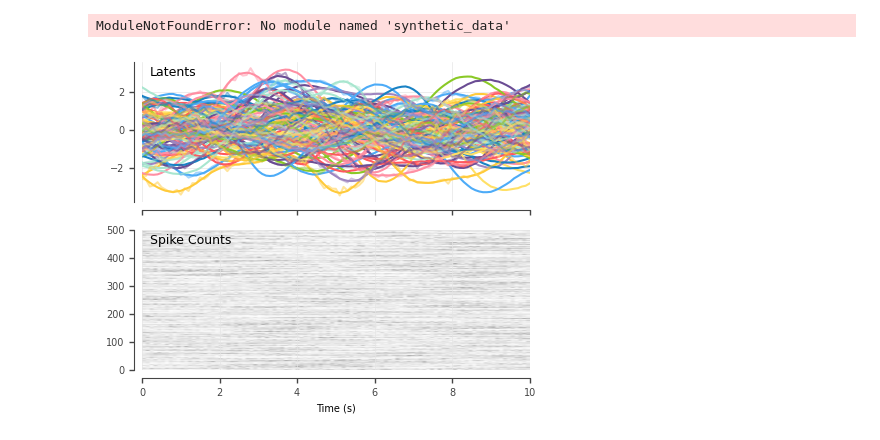
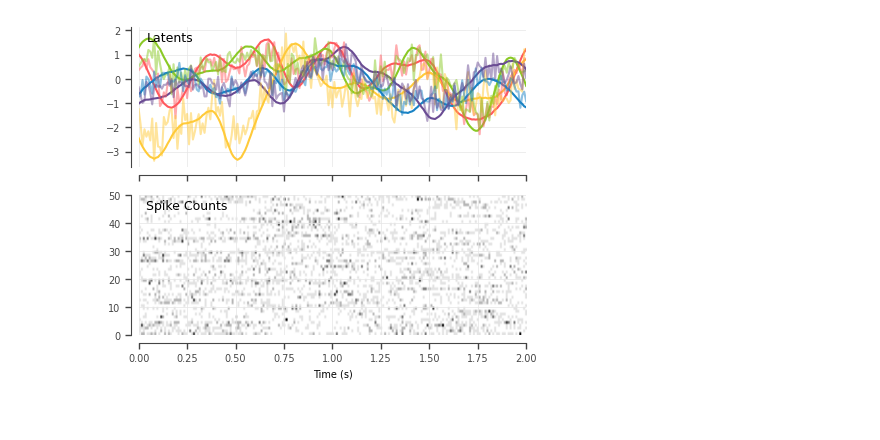
Before and after one commit to TomGeorge1234/pomoco, a Jupyter notebook: notebooks/testing.ipynb, the cells around one changed output. Cells and saved outputs as stored; diff of their text form; code cells hidden in the pictures.

```diff
--- a/notebooks/testing.ipynb
+++ b/notebooks/testing.ipynb
@@ -2,23 +2,28 @@
 %load_ext autoreload
 %autoreload 2
 
+# add root folder to path
+import sys
+import os
+sys.path.append(os.path.abspath('..'))
+
 import torch
 import numpy as np
 import matplotlib.pyplot as plt
+plt.style.use('../plotting/style_sheet.mplstyle')
 from synthetic_data.dataset import Dataset
+from plotting import plotting_utils
 from sklearn.decomposition import PCA
 from sklearn.linear_model import LinearRegression
-# %% [output]
-ModuleNotFoundError: No module named 'synthetic_data'
 # %%
 dataset = Dataset(
     num_sets=2,
-    num_neurons=500,
-    latent_dim=100,
-    latent_timescale=1,
-    dt=0.1,
+    num_neurons=50,
+    latent_dim=5,
+    latent_timescale=0.1,
+    dt=0.01,
     max_firing_rate=100.0,
-    trial_duration=10.0,
+    trial_duration=2.0,
 )
 # %%
 # Get a batch of data
@@ -34,43 +39,20 @@ pcs = pca.fit_transform(spike_counts_centered.numpy())
 reg = LinearRegression().fit(pcs, latents.numpy()[:, :N_PCS])
 pcs_aligned = reg.predict(pcs)
 pcs = pcs_aligned
-# %%
-plt.style.use('./my_mpl_style.mplstyle')
-
-def outset_axes(ax, offset_mm=2):
-    """
-    Applies a constant physical offset (in mm) to the bottom (X) and
-    left (Y) axes spines of a Matplotlib Axes object, making them appear
-    'outset' from the data area.
-
-    This achieves a constant absolute widthfor the offset, regardless of
-    data scale.
-
-    Args:
-        ax (matplotlib.axes.Axes): The axes object to modify.
-        offset_mm (float): The distance in millimeters to offset
-                          the axes from the plot area. Default is 4.
-    """
-    offset_pt = offset_mm * 72 / 25.4  # Convert mm to points
-
-    # 1. Set Spines to 'outward' position
-    # This pushes the spine line exactly 'offset_pt' distance outward.
-    ax.spines['bottom'].set_position(('outward', offset_pt))
-    ax.spines['left'].set_position(('outward', offset_pt))
 # %%
 # Plot latents and alinged-spike-count PCs
 fig, ax = plt.subplots(2,1, figsize=(5,4), sharex=True)
 ax[0].plot(time, latents)
 ax[0].text(0.02, 0.9, "Latents", transform=ax[0].transAxes)
 ax[0].set_prop_cycle(None)  # reset color cycle
 ax[0].plot(time, pcs, alpha=0.5)
 
 # Plot spike counts
 ax[1].imshow(spike_counts.T, aspect='auto', cmap='Greys', origin='lower', extent=[time[0], time[-1], 0, spike_counts.shape[1]])
 ax[1].text(0.02, 0.9, "Spike Counts", transform=ax[1].transAxes)
 ax[1].set_xlabel("Time (s)")
 
-outset_axes(ax[0])
-outset_axes(ax[1])
+plotting_utils.outset_axes(ax[0])
+plotting_utils.outset_axes(ax[1])
 # %% [output]
-[figure, old version]
+[figure, new version]
```
Also changed, not shown: 2 other files.
